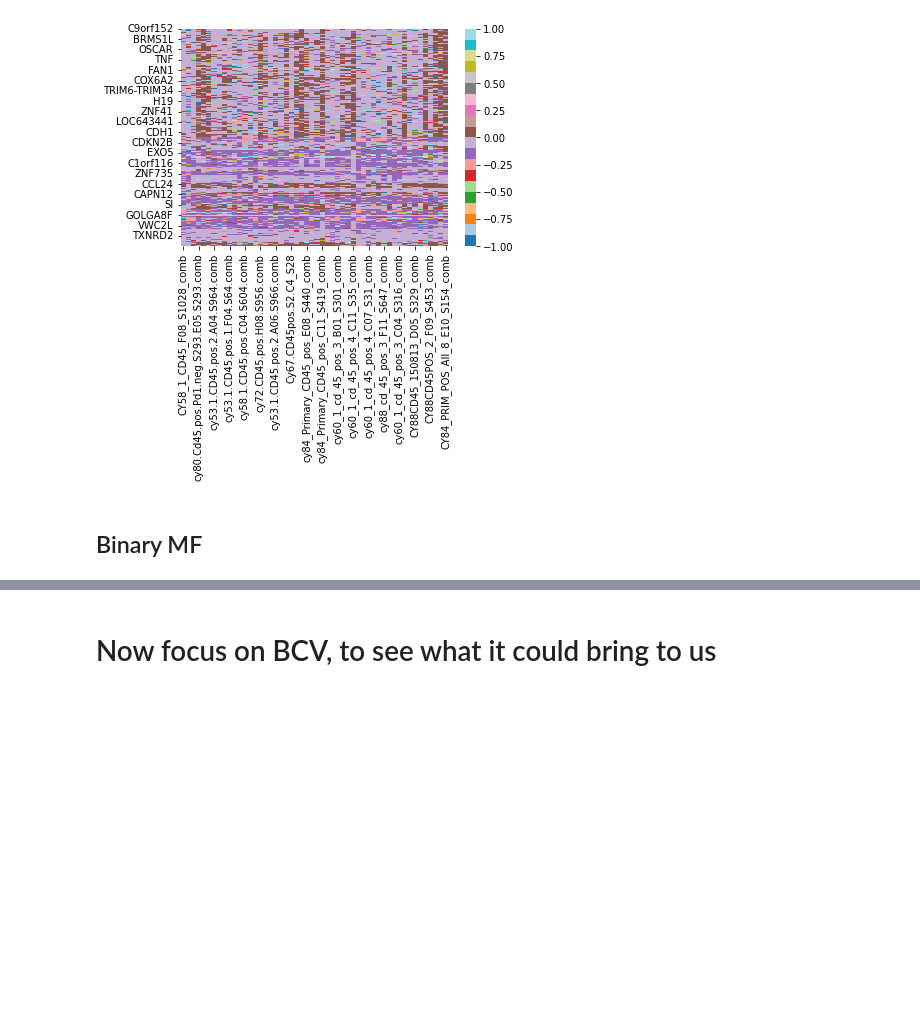
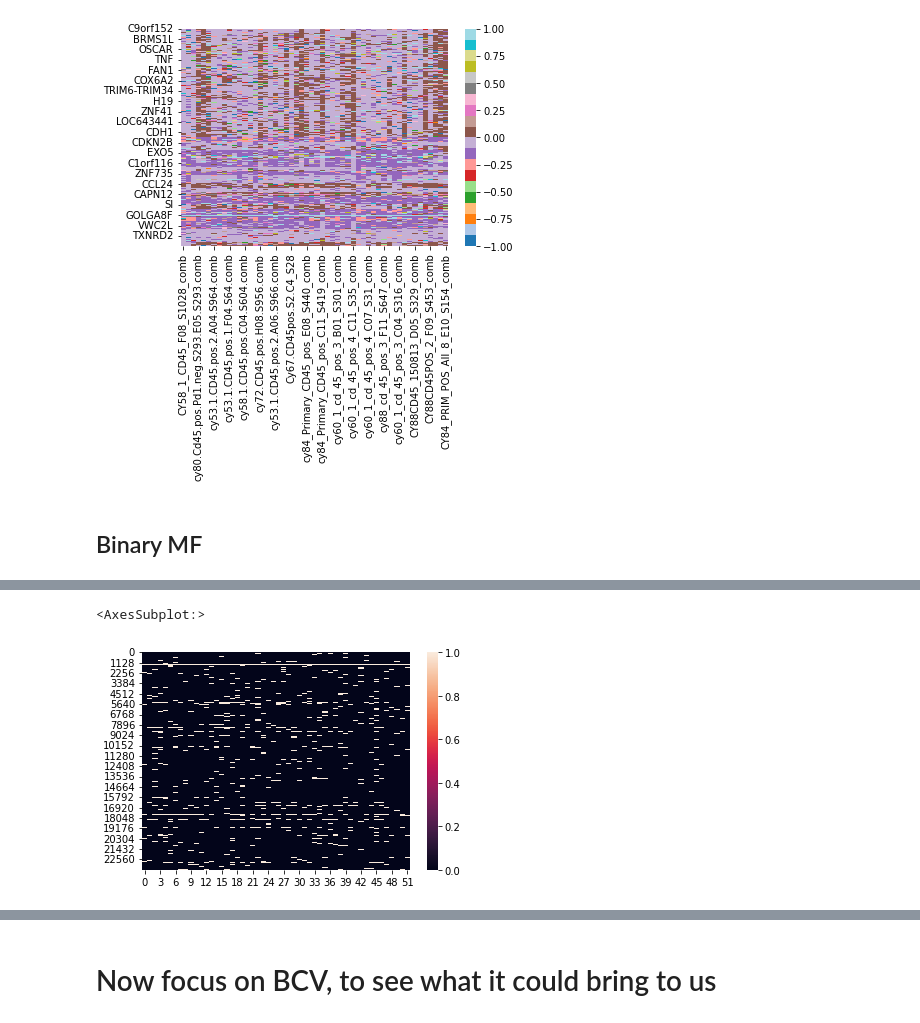
Before and after one commit to Tianyu9748/bcv, a Jupyter notebook: try.ipynb, the cells around one changed output, grey strips where cells are left out. Cells and saved outputs as stored; diff of their text form; code cells hidden in the pictures; blank space fills up the shorter version.

```diff
--- a/try.ipynb
+++ b/try.ipynb
@@ -354,0 +285,18 @@ A,B = MEBF(data_res.copy(),t=0.8)
+# %%
+# try BMF on our data
+t1 = data_res.copy()
+t1[t1>0.5] = 1
+t1[t1<-0.5] = 1
+t1[t1!=1] =0
+t2 = data_res.copy()
+t2[t1>0.25] = 1
+t2[t1<-0.25] = 1
+t2[t1!=1] =0
+# %%
+A1,B1 = MEBF(t1,0.8)
+A2,B2 = MEBF(t2,0.8)
+# %%
+sns.heatmap(A1.values, annot=False, vmin=0, vmax=1)
+# %% [output]
+<AxesSubplot:>
+[figure, added]
```
Also changed, not shown: parts of 15 cells of this notebook, 1 other file.
